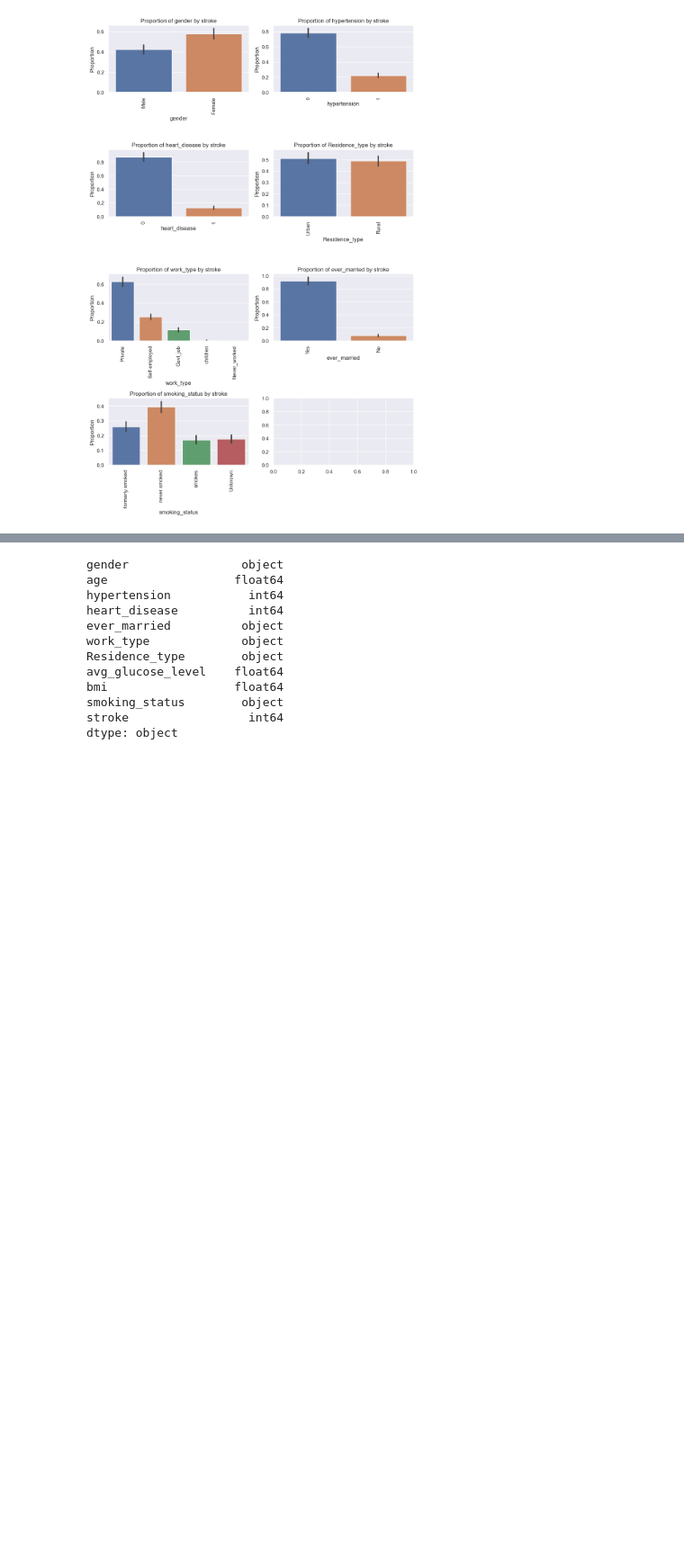
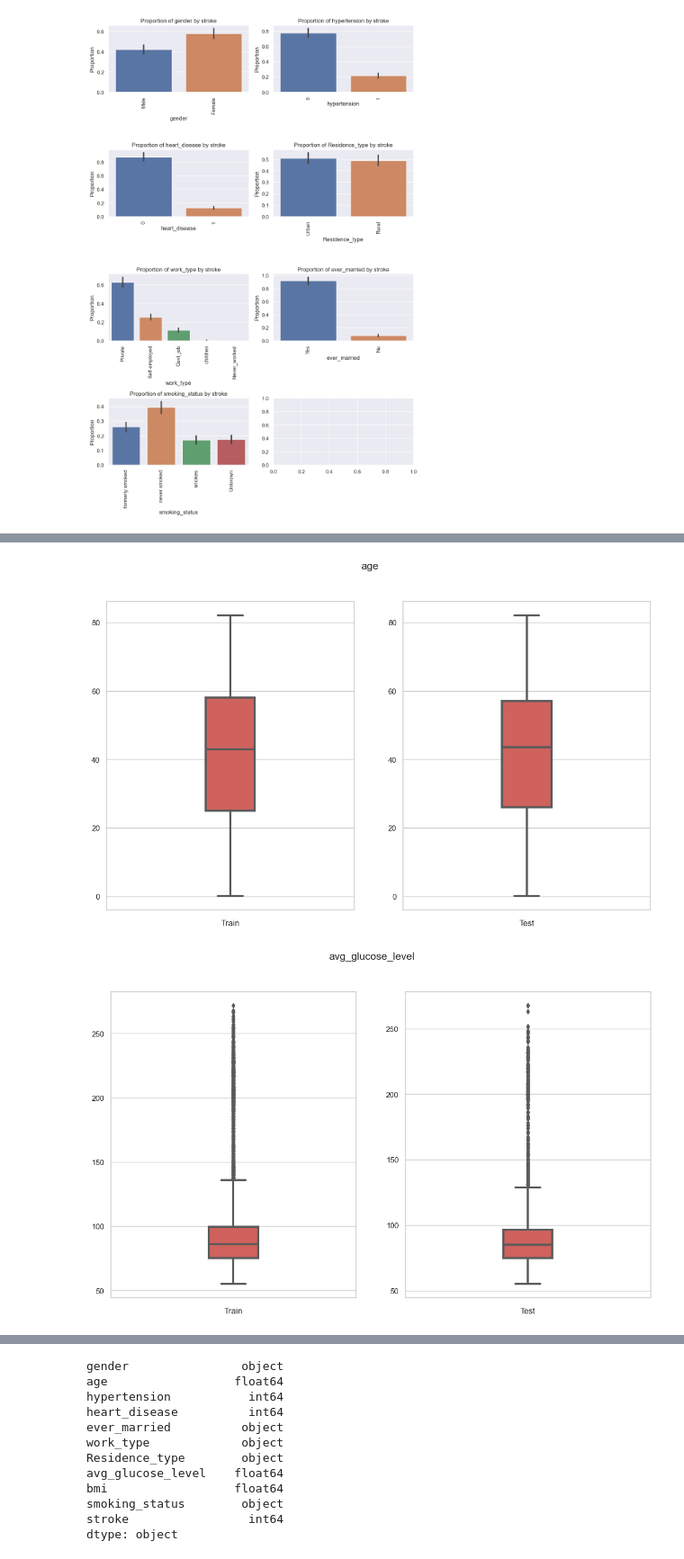
Before and after one commit to YamanAlo/Stroke-Prediction-model, a Jupyter notebook: code/Stroke.ipynb, the cells around one changed output, grey strips where cells are left out. Shown at 90% size. Saved outputs shown, nothing was run; the diff lists cells and outputs as text; code cells hidden in the pictures; blank space fills up the shorter version.

```diff
--- a/code/Stroke.ipynb
+++ b/code/Stroke.ipynb
@@ -305,0 +360,20 @@ sns.histplot(data=training_set[training_set['stroke'] == 1],x='age')
+# %%
+colors2 = sns.color_palette("Spectral")
+column = ['age', 'avg_glucose_level', 'bmi']
+
+for i in column:
+    sns.set_style('whitegrid')
+    fig, ax = plt.subplots(1, 2, figsize = (14,8))
+    plt.suptitle(i, fontsize =15)
+
+    sns.boxplot(y = i, data = training_set, width = 0.2, ax = ax[0], palette= colors2, linewidth= 3 )
+    sns.boxplot(y = i, data =test_set, ax = ax[1], width = 0.2, palette= colors2, linewidth= 3)
+    ax[0].set_xlabel('Train')
+    ax[0].set_ylabel('')
+    ax[1].set_xlabel('Test')
+    ax[1].set_ylabel('')
+
+    plt.show()
+# %% [output]
+[figure, added]
+[figure, added]
```
Also changed, not shown: parts of 14 cells of this notebook.
